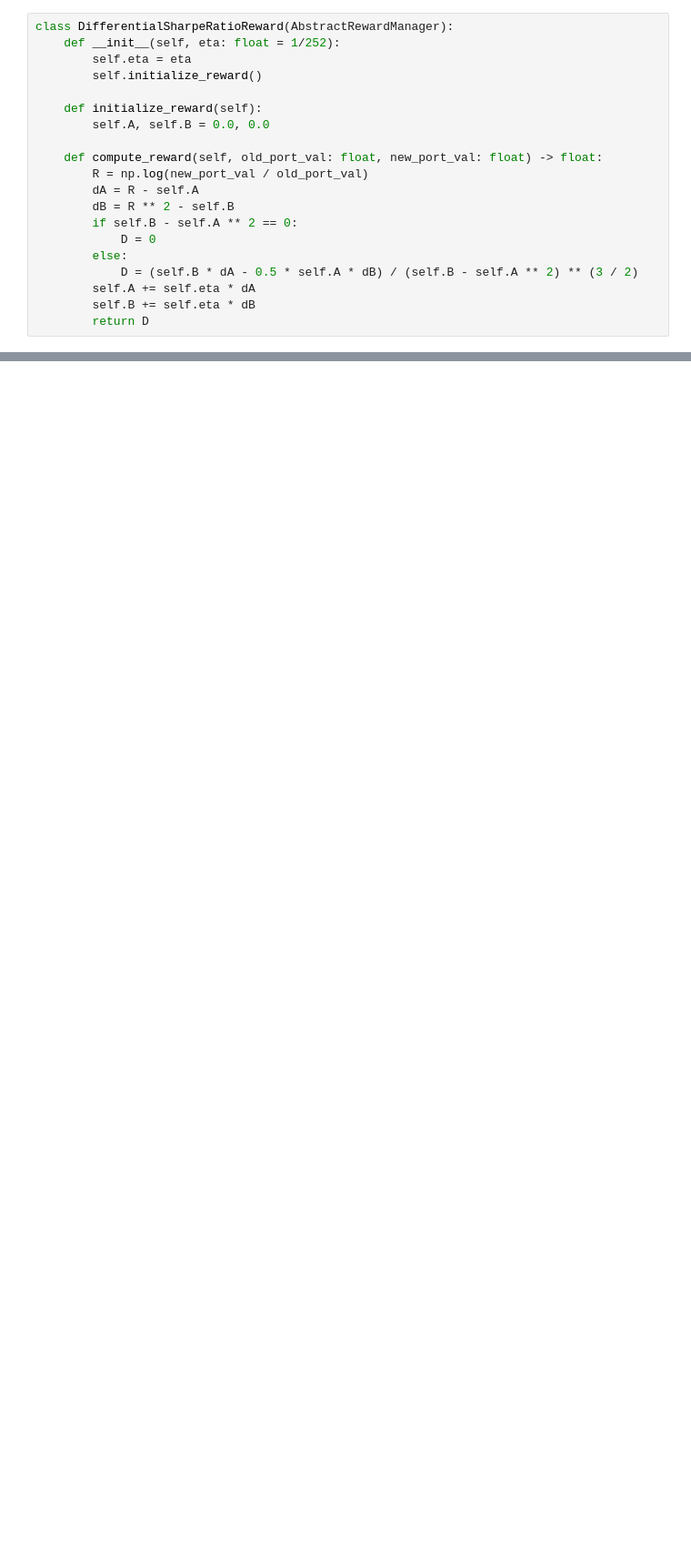
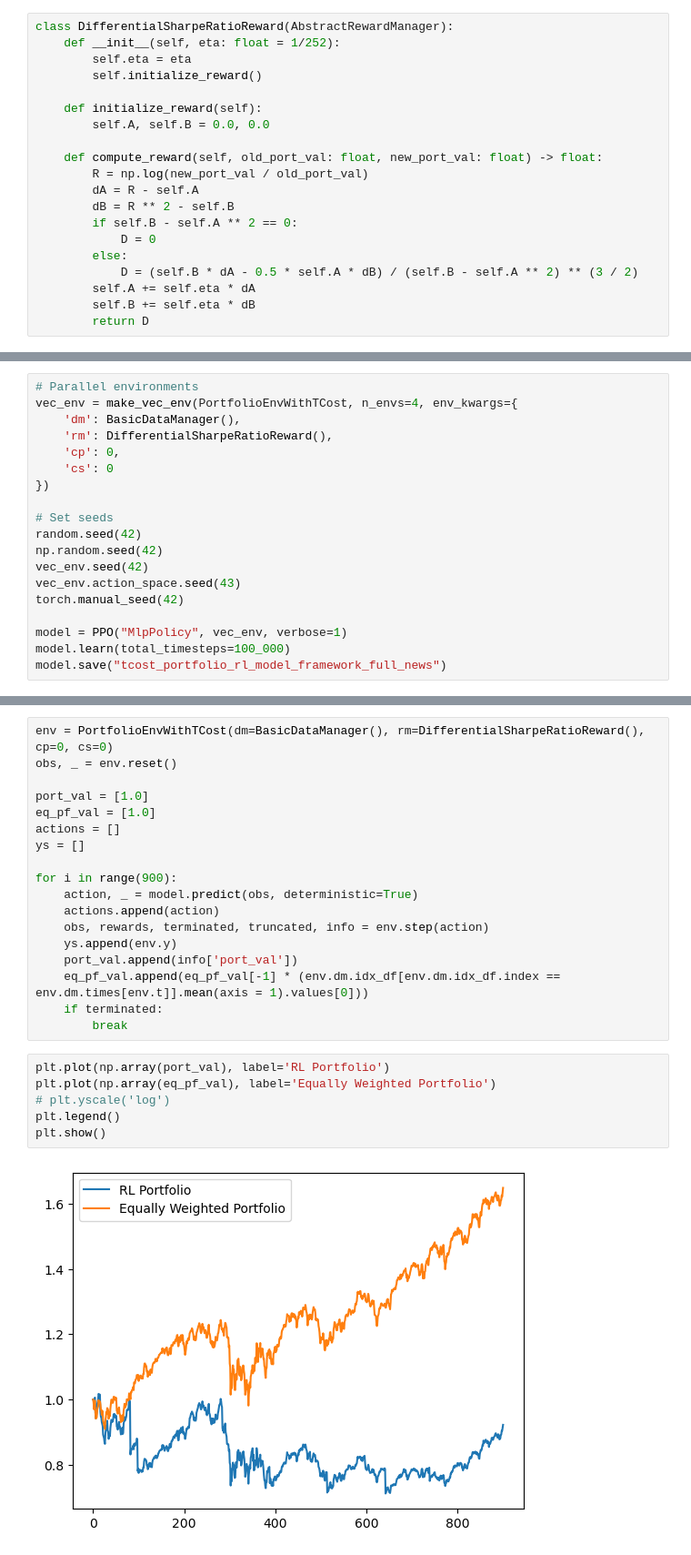
Before and after one commit to bufn403/portfolio-rl, a Jupyter notebook: full_news_framework_env_test.ipynb, the cells around one changed output, grey strips where cells are left out. Shown at 91% size. Saved outputs shown, nothing was run; the diff lists cells and outputs as text; blank space fills up the shorter version.

Commit message:
added randomized portfolio testing

```diff
--- a/full_news_framework_env_test.ipynb
+++ b/full_news_framework_env_test.ipynb
@@ -749,0 +123,19 @@ True
+# %%
+# Parallel environments
+vec_env = make_vec_env(PortfolioEnvWithTCost, n_envs=4, env_kwargs={
+    'dm': BasicDataManager(),
+    'rm': DifferentialSharpeRatioReward(),
+    'cp': 0,
+    'cs': 0
+})
+
+# Set seeds
+random.seed(42)
+np.random.seed(42)
+vec_env.seed(42)
+vec_env.action_space.seed(43)
+torch.manual_seed(42)
+
+model = PPO("MlpPolicy", vec_env, verbose=1)
+model.learn(total_timesteps=100_000)
+model.save("tcost_portfolio_rl_model_framework_full_news")
@@ -749,0 +160,26 @@ True
+# %%
+env = PortfolioEnvWithTCost(dm=BasicDataManager(), rm=DifferentialSharpeRatioReward(), cp=0, cs=0)
+obs, _ = env.reset()
+
+port_val = [1.0]
+eq_pf_val = [1.0]
+actions = []
+ys = []
+
+for i in range(900):
+    action, _ = model.predict(obs, deterministic=True)
+    actions.append(action)
+    obs, rewards, terminated, truncated, info = env.step(action)
+    ys.append(env.y)
+    port_val.append(info['port_val'])
+    eq_pf_val.append(eq_pf_val[-1] * (env.dm.idx_df[env.dm.idx_df.index == env.dm.times[env.t]].mean(axis = 1).values[0]))
+    if terminated:
+        break
+# %%
+plt.plot(np.array(port_val), label='RL Portfolio')
+plt.plot(np.array(eq_pf_val), label='Equally Weighted Portfolio')
+# plt.yscale('log')
+plt.legend()
+plt.show()
+# %% [output]
+[figure, added]
```
Also changed, not shown: parts of 72 cells of this notebook, 1 other file.
